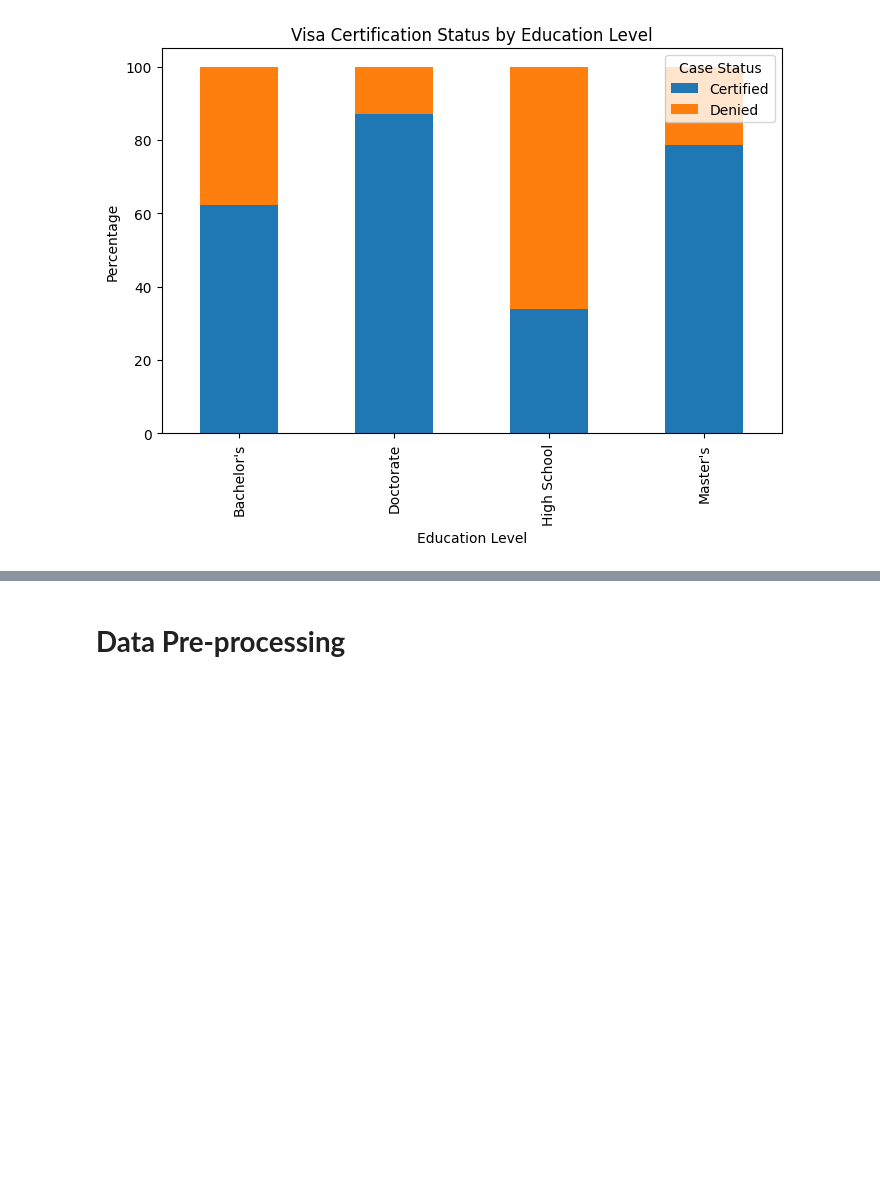
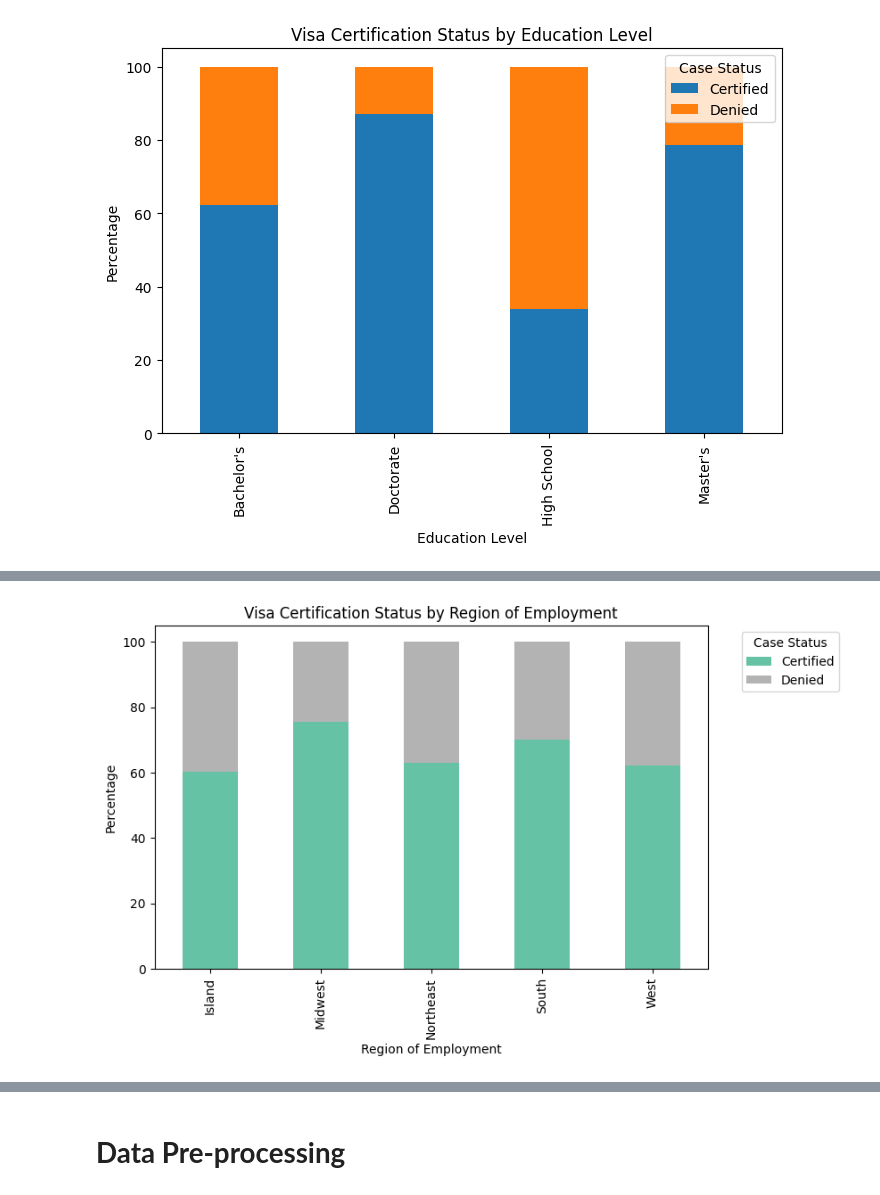
Before and after one commit to click2shivesh/shivesh-uta-aiml-py, a Jupyter notebook: Shivesh_Project_Full_Code_Notebook_EasyVisa.ipynb, the cells around one changed output, grey strips where cells are left out. Saved outputs shown, nothing was run; the diff lists cells and outputs as text; code cells hidden in the pictures; blank space fills up the shorter version.

```diff
--- a/Shivesh_Project_Full_Code_Notebook_EasyVisa.ipynb
+++ b/Shivesh_Project_Full_Code_Notebook_EasyVisa.ipynb
@@ -722,0 +841,10 @@ plt.show()
+# %%
+# Region of employment vs visa certification status
+
+region_status = pd.crosstab(
+    data["region_of_employment"],
+    data["case_status"],
+    normalize="index"
+) * 100
+
+region_status.round(2)
@@ -722,0 +859,17 @@ plt.show()
+# %%
+# Visualization of region of employment vs visa certification status
+
+region_status.plot(
+    kind="bar",
+    stacked=True,
+    figsize=(8,5),
+    colormap="Set2"
+)
+
+plt.title("Visa Certification Status by Region of Employment")
+plt.ylabel("Percentage")
+plt.xlabel("Region of Employment")
+plt.legend(title="Case Status", bbox_to_anchor=(1.05,1))
+plt.show()
+# %% [output]
+[figure, added]
```
Also changed, not shown: parts of 72 cells of this notebook.
